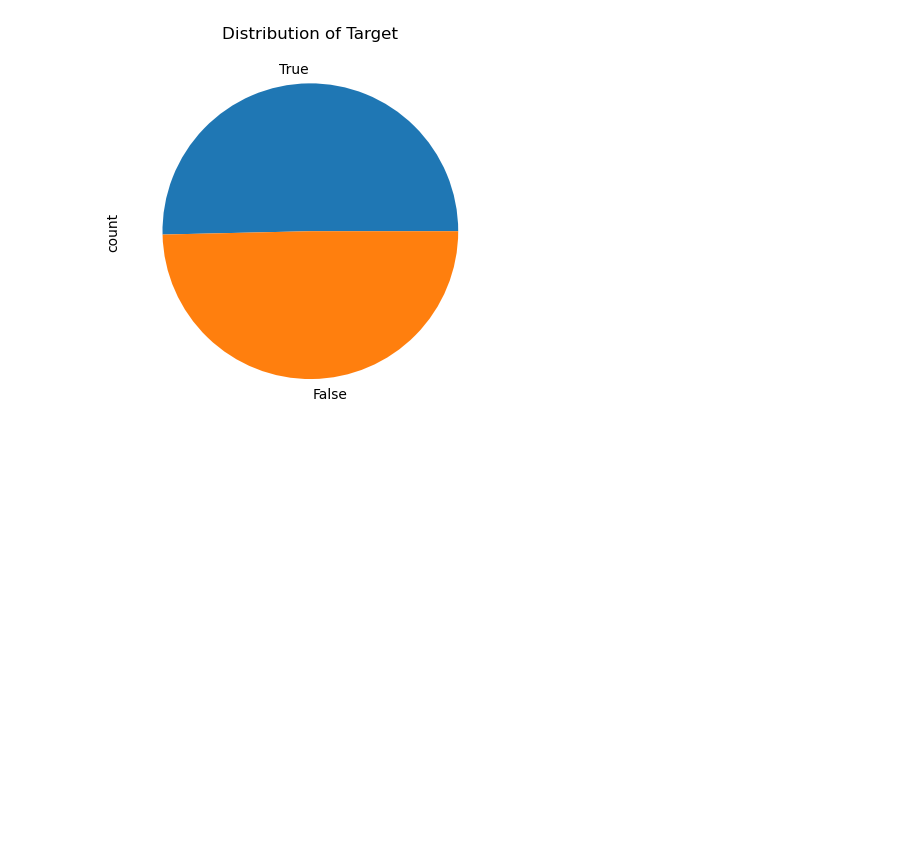
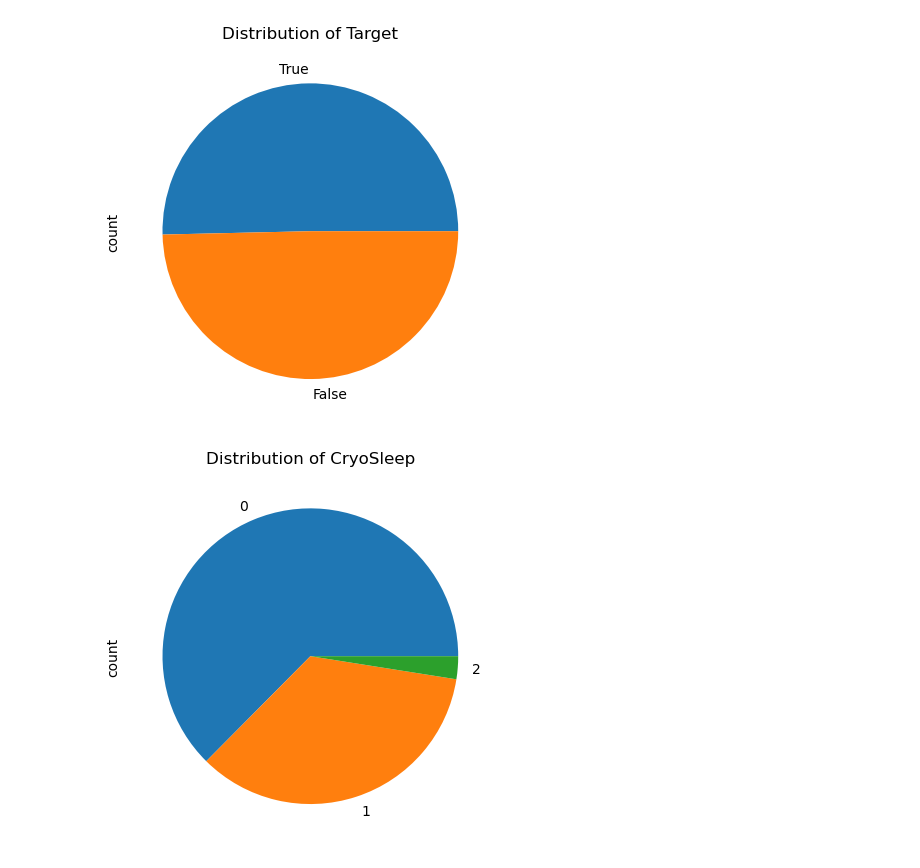
Before and after one commit to SESWAMODELSCHOOL/Kaggle_Challenge, a Jupyter notebook: Kaggle_Challenge_notebook.ipynb, the cells around one changed output. Saved outputs shown, nothing was run; the diff lists cells and outputs as text; code cells hidden in the pictures; blank space fills up the shorter version.

```diff
--- a/Kaggle_Challenge_notebook.ipynb
+++ b/Kaggle_Challenge_notebook.ipynb
@@ -188,3 +188,9 @@ plt.title("Distribution of Target")
 plt.show()
 # %% [output]
 [figure]
+# %%
+train_df.CryoSleep.value_counts().plot(kind="pie")
+plt.title("Distribution of CryoSleep")
+plt.show()
+# %% [output]
+[figure, added]
```
Also changed, not shown: parts of 1 cell of this notebook.
